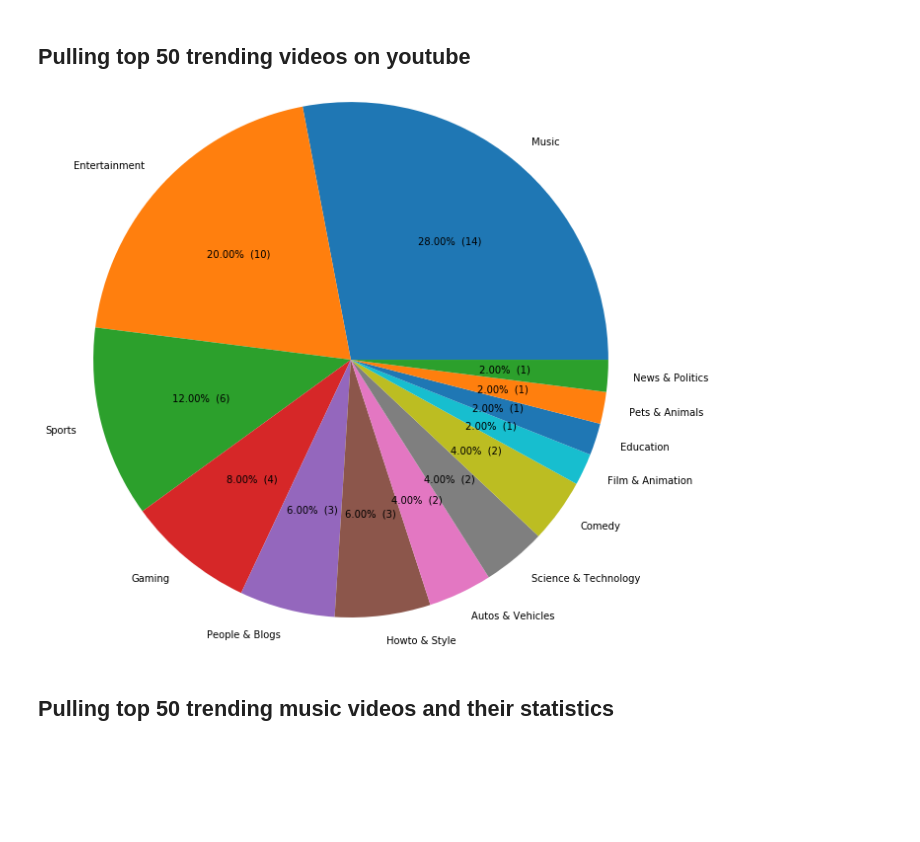
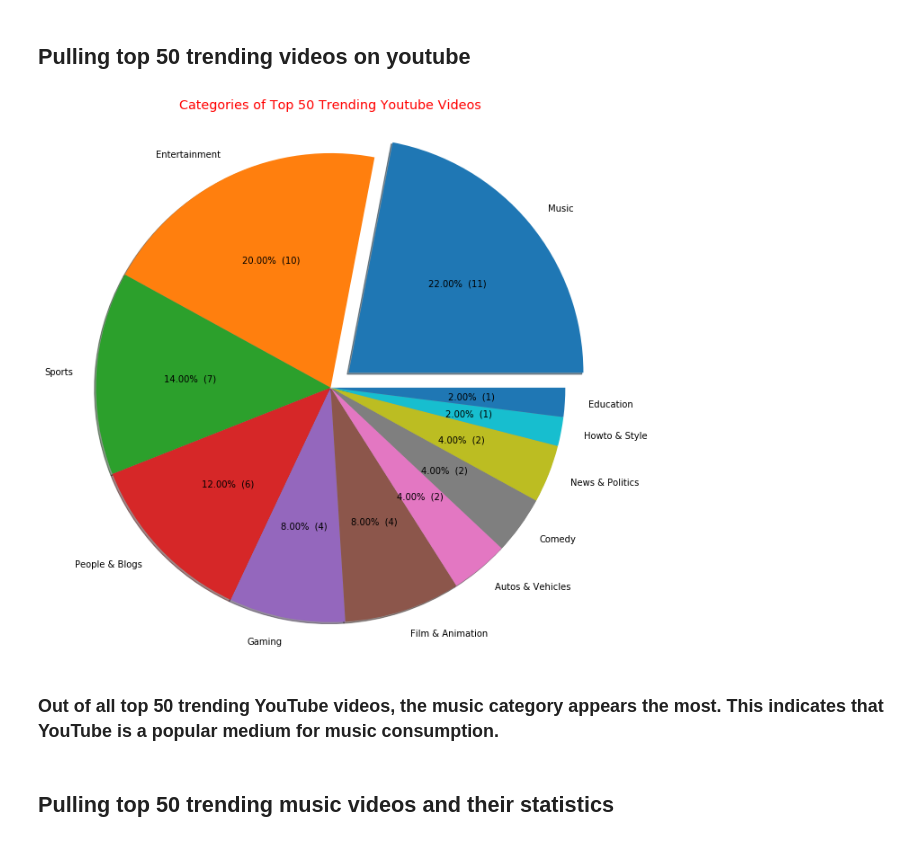
Before and after one commit to johnswier/Project_One_DataViz, a Jupyter notebook: Youtube_Data.ipynb, the cells around one changed output. Saved outputs shown, nothing was run; the diff lists cells and outputs as text; code cells hidden in the pictures; blank space fills up the shorter version.

```diff
--- a/Youtube_Data.ipynb
+++ b/Youtube_Data.ipynb
@@ -10,8 +10,8 @@ gkey = os.environ.get("google_maps_key")
 # %% [markdown]
 ## Pulling top 50 trending videos on youtube ##
 # %%
-# all_videos_url = f"https://www.googleapis.com/youtube/v3/videos?key={gkey}&maxResults=50&chart=mostPopular&regionCode=US&part=statistics,snippet"
-# all_response = requests.get(all_videos_url).json()
+all_videos_url = f"https://www.googleapis.com/youtube/v3/videos?key={gkey}&maxResults=50&chart=mostPopular&regionCode=US&part=statistics,snippet"
+all_response = requests.get(all_videos_url).json()
 
 all_vid_list = all_response["items"]
 all_vid_cat_list = []
@@ -22,21 +22,24 @@ for vid in all_vid_list:
 # %%
 category_series = pd.Series(all_vid_cat_list)
 pie_values = category_series.value_counts()
-
-pie_labels = ["Music", "Entertainment", "Sports", "Gaming", "People & Blogs", "Howto & Style", "Autos & Vehicles",
-              "Science & Technology", "Comedy", "Film & Animation", "Education", "Pets & Animals", "News & Politics"]
+pie_labels = ["Music", "Entertainment", "Sports","People & Blogs", "Gaming", "Film & Animation", "Autos & Vehicles",
+              "Comedy", "News & Politics", "Howto & Style", "Education"]
 
 def make_autopct(pie_values):
     def my_autopct(pct):
         total = sum(pie_values)
         val = int(round(pct*total/100.0))
         return '{p:.2f}%  ({v:d})'.format(p=pct,v=val)
     return my_autopct
-
-plt.pie(pie_values, labels=pie_labels, autopct= make_autopct(pie_values), radius=3)
+plt.title("Categories of Top 50 Trending Youtube Videos", y=1.9, fontsize="x-large", color="red")
+plt.pie(pie_values, labels=pie_labels, autopct= make_autopct(pie_values), radius=3, shadow = True,
+        explode = [0.3, 0,0,0,0,0,0,0,0,0,0])
+plt.savefig("Category_PieChart.png", bbox_inches = "tight" )
 plt.show()
 # %% [output]
-[figure, old version]
+[figure, new version]
+# %% [markdown]
+### Out of all top 50 trending YouTube videos, the music category appears the most. This indicates that YouTube is a popular medium for music consumption.
 # %% [markdown]
 ## Pulling top 50 trending music videos and their statistics ##
 # %%
```
Also changed, not shown: parts of 19 cells of this notebook, 5 other files.
